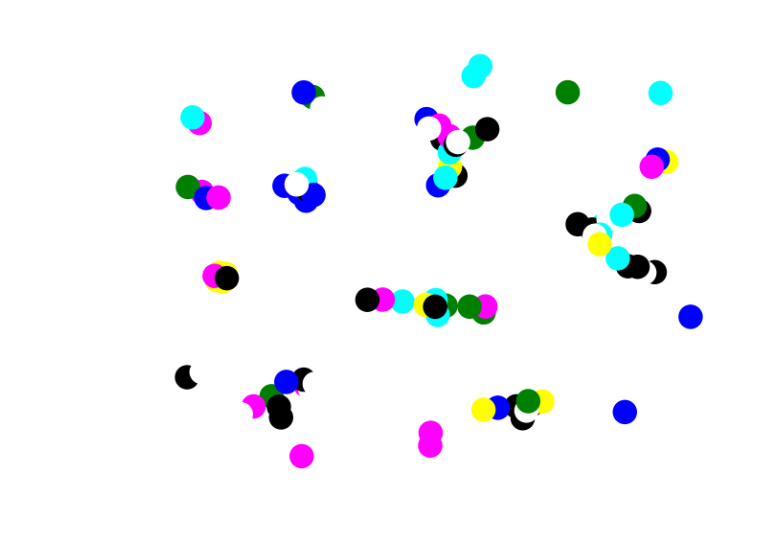
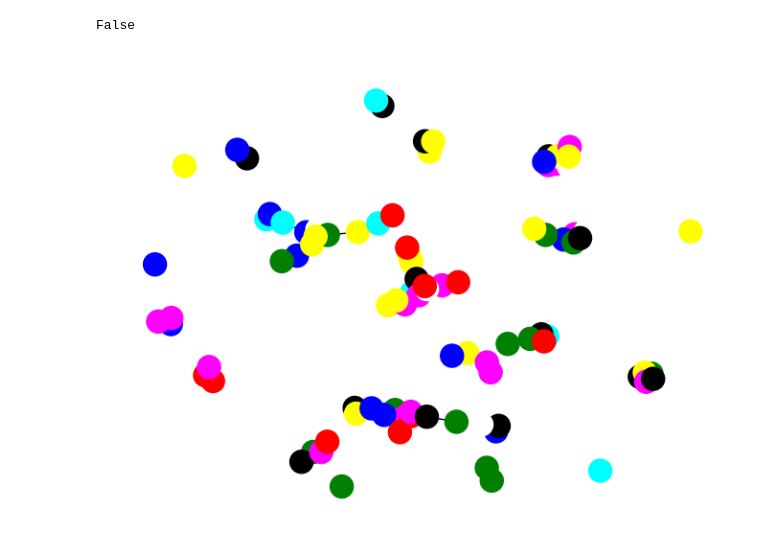
Before and after one commit to GiovanniTortia/Network_Dynamics, a Jupyter notebook: HW3/Coloring.ipynb, the cells around one changed output. Cells and saved outputs as stored; diff of their text form; code cells hidden in the pictures.

```diff
--- a/HW3/Coloring.ipynb
+++ b/HW3/Coloring.ipynb
@@ -64,16 +68,19 @@ plt.plot(range(t+1), U_hist)
 # %%
 # Exercise b:
 
 W = sp.io.loadmat('wifi.mat')["wifi"]
 G = nx.from_numpy_array(W)
-X = np.random.randint(1, 8, np.size(W, 1))
-C = range(1, 8)
+X = np.random.randint(1, 9, np.size(W, 1))
+C = range(1, 9)
+N = np.size(W, 1)
 colors = np.array(['red', 'green', 'blue', 'yellow', 'magenta', 'cyan', 'white', 'black'])
 
-col = C[X]
+col = colors[X-1]
 nx.draw(G, node_color=col)
+print(nx.is_planar(G))
 # %% [output]
+False
-[figure, old version]
+[figure, new version]
 # %%
 
 t = 0
```
Also changed, not shown: parts of 6 cells of this notebook.
